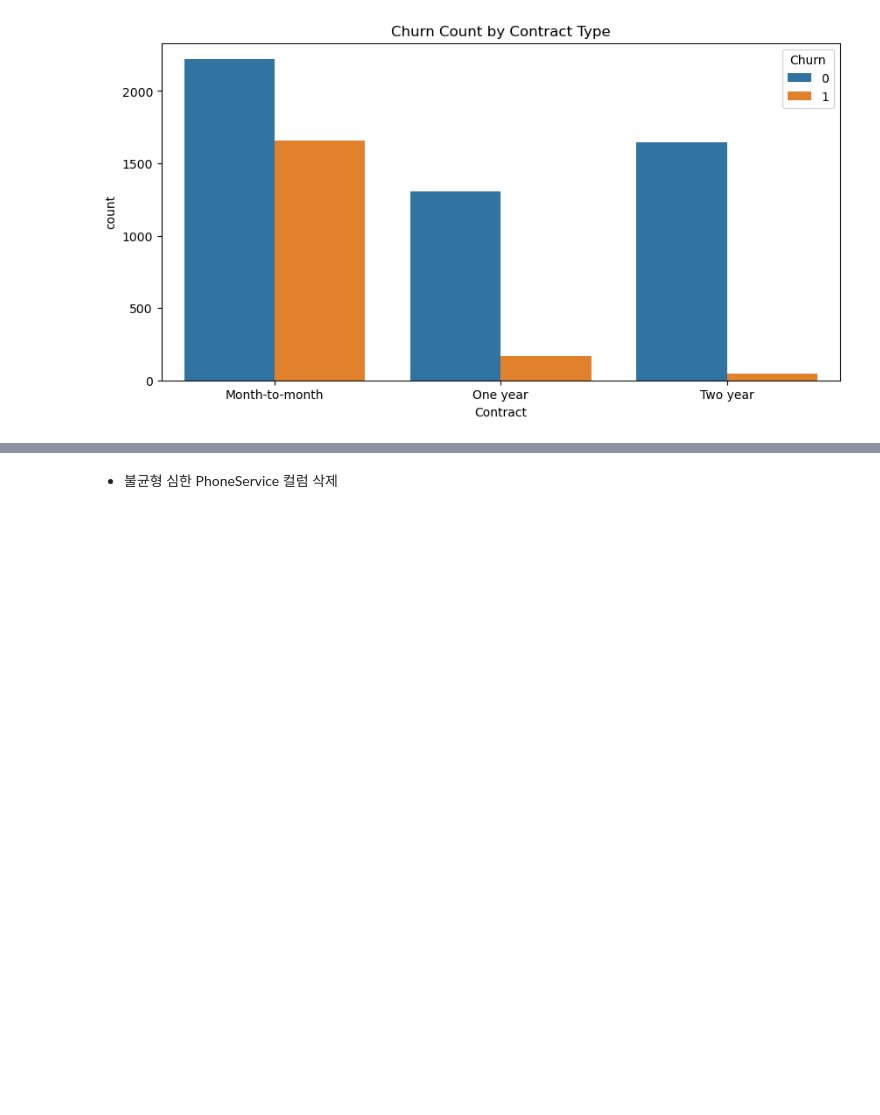
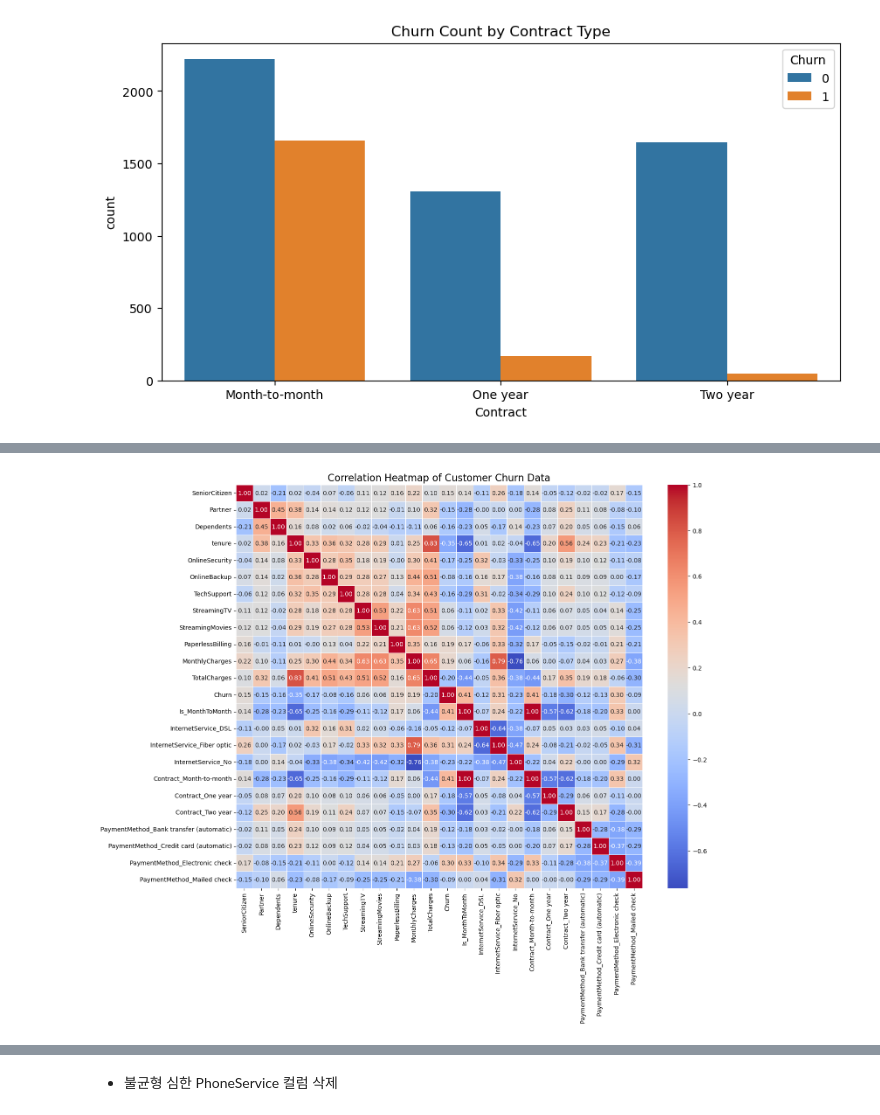
Before and after one commit to jjuuu999/hipython, a Jupyter notebook: 45_파이썬데이터분석_실습_통신사고객이탈_배포.ipynb, the cells around one changed output, grey strips where cells are left out. Cells and saved outputs as stored; diff of their text form; code cells hidden in the pictures; blank space fills up the shorter version.

```diff
--- a/45_파이썬데이터분석_실습_통신사고객이탈_배포.ipynb
+++ b/45_파이썬데이터분석_실습_통신사고객이탈_배포.ipynb
@@ -964,0 +1017,22 @@ plt.show()
+# %%
+# 1. 상관분석을 위한 임시 데이터프레임 생성
+# 문자열 컬럼들을 원-핫 인코딩으로 숫자화합니다.
+df_corr = pd.get_dummies(df_new)
+
+# 2. 상관계수 행렬 계산
+corr_matrix = df_corr.corr()
+
+# 3. 히트맵 그리기
+plt.figure(figsize=(15, 12)) # 변수가 많으므로 크기를 넉넉하게 잡습니다.
+
+# sns.heatmap의 주요 옵션:
+# - annot=True: 칸 안에 숫자 표시
+# - cmap='coolwarm': 높은 상관관계는 빨간색, 낮은 것은 파란색
+# - fmt='.2f': 소수점 둘째 자리까지 표시
+# - linewidths=0.5: 칸 사이 간격
+sns.heatmap(corr_matrix, annot=True, fmt='.2f', cmap='coolwarm', linewidths=0.5)
+
+plt.title('Correlation Heatmap of Customer Churn Data', fontsize=16)
+plt.show()
+# %% [output]
+[figure, added]
```
Also changed, not shown: parts of 4 cells of this notebook.
